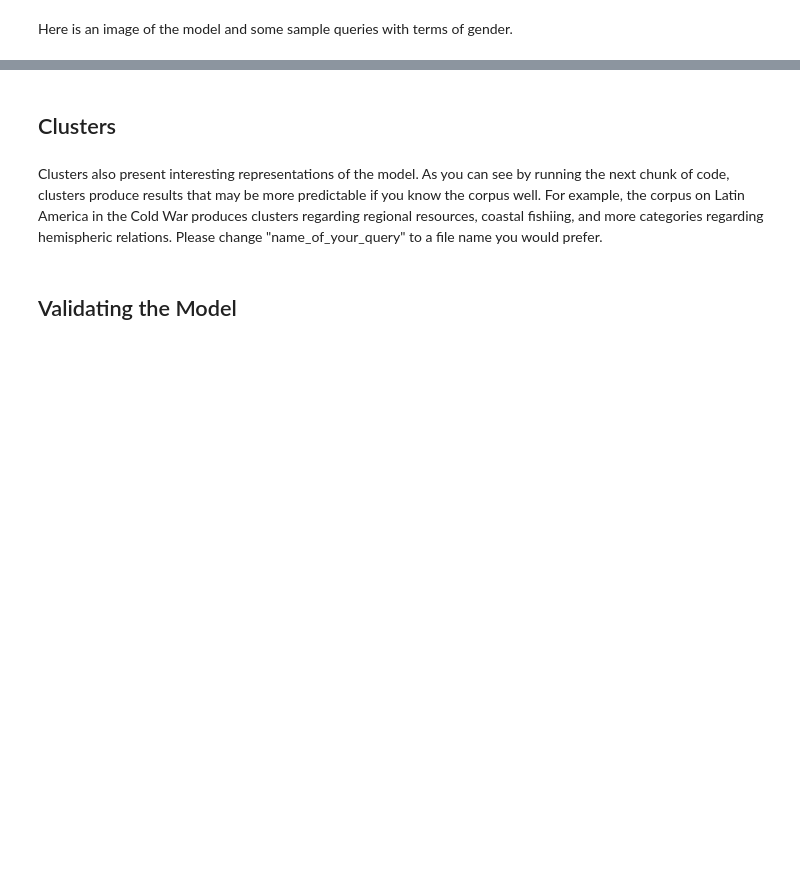
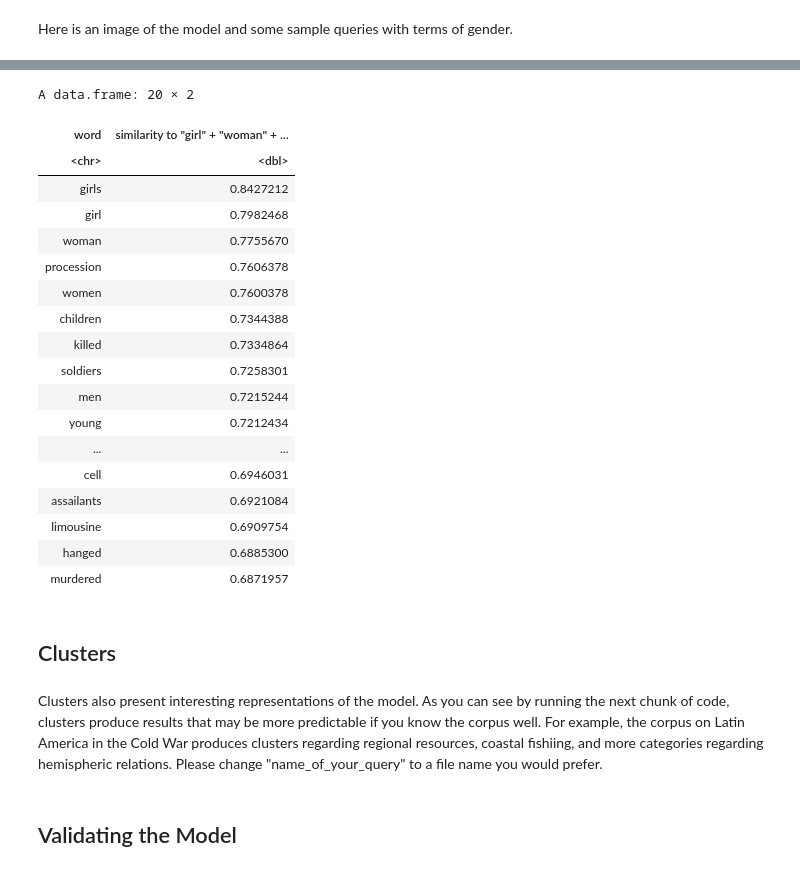
Before and after one commit to ccloutier312/CloutierDHProject, a Jupyter notebook: Code_and_Data_Cleaning/Code_and_Data_Cleaning.ipynb, the cells around one changed output, grey strips where cells are left out. Cells and saved outputs as stored; diff of their text form; code cells hidden in the pictures; blank space fills up the shorter version.

```diff
--- a/Code_and_Data_Cleaning/Code_and_Data_Cleaning.ipynb
+++ b/Code_and_Data_Cleaning/Code_and_Data_Cleaning.ipynb
@@ -155,5 +218,25 @@ w2vModel %>% closest_to("girl", 30) %>% View()
 # %%
-w2vModel %>% closest_to(~"girl"+"woman"+"girls"+"women", 20) %>% View()
+w2vModel %>% closest_to(~"girl"+"woman"+"girls"+"women", 20)
+# %% [output]
+A data.frame: 20 × 2
+| word | similarity to "girl" + "woman" + ... |
+| <chr> | <dbl> |
+| girls | 0.8427212 |
+| girl | 0.7982468 |
+| woman | 0.7755670 |
+| procession | 0.7606378 |
+| women | 0.7600378 |
+| children | 0.7344388 |
+| killed | 0.7334864 |
+| soldiers | 0.7258301 |
+| men | 0.7215244 |
+| young | 0.7212434 |
+| ... | ... |
+| cell | 0.6946031 |
+| assailants | 0.6921084 |
+| limousine | 0.6909754 |
+| hanged | 0.6885300 |
+| murdered | 0.6871957 |
 # %% [markdown]
 ## Clusters
 # %% [markdown]
```
Also changed, not shown: parts of 7 cells of this notebook, 3 other files.
